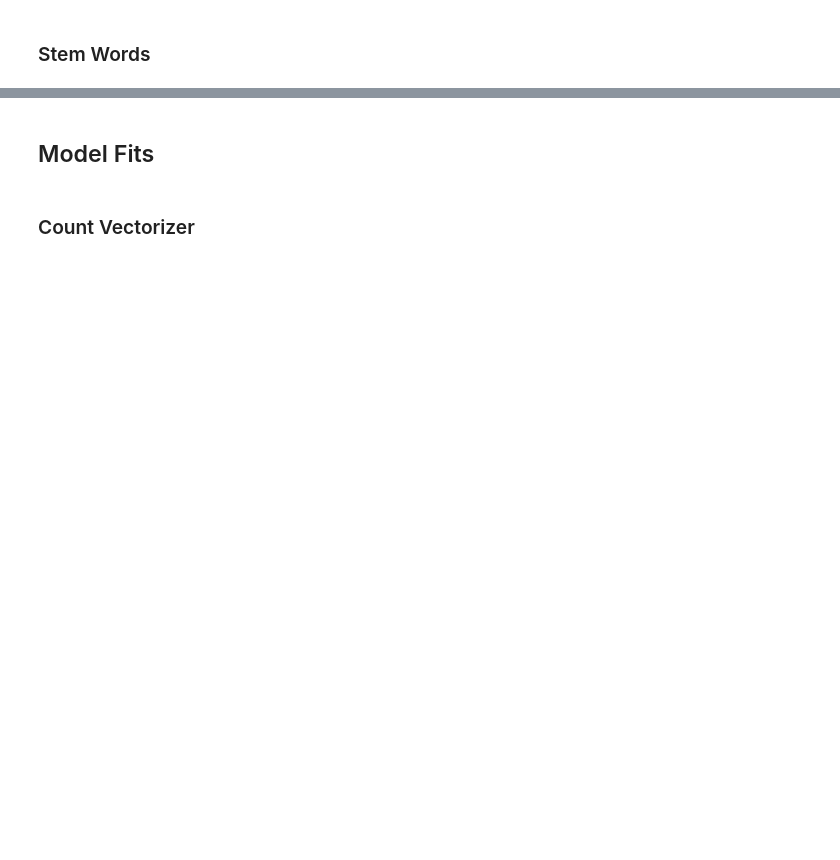
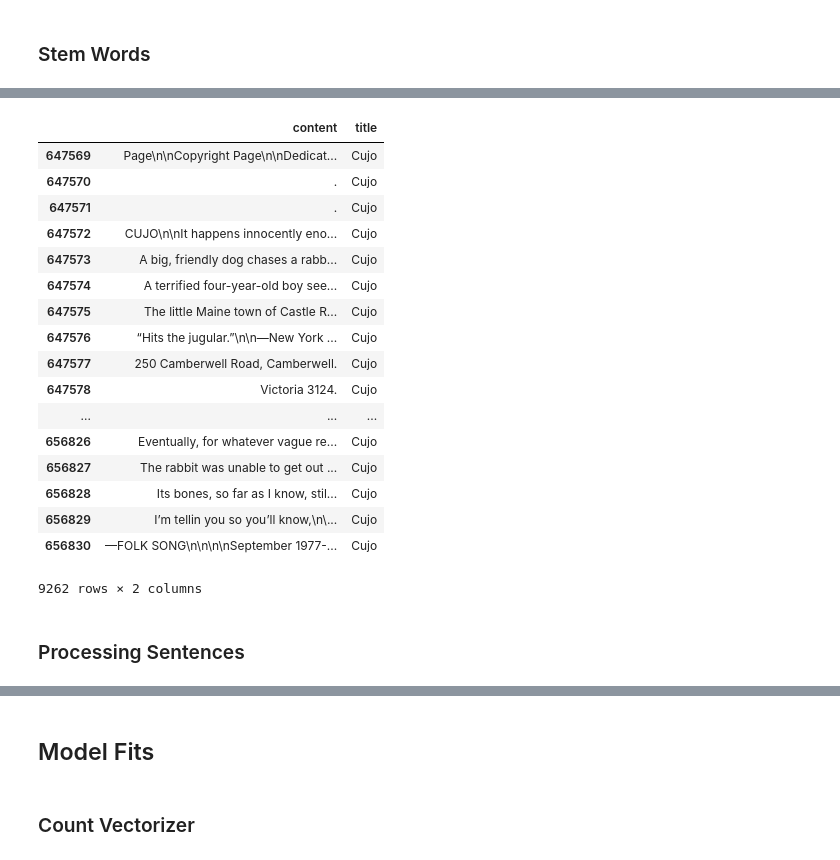
Before and after one commit to xvila/fletcher, a Jupyter notebook: data_processing.ipynb, the cells around one changed output, grey strips where cells are left out. Drawn from its saved outputs; the diff is of its cells as text; code cells hidden in the pictures; blank space fills up the shorter version.

```diff
--- a/data_processing.ipynb
+++ b/data_processing.ipynb
@@ -291,4 +307,4 @@ df.head()
 from nltk.stem.snowball import SnowballStemmer
 stemmer = SnowballStemmer("english")
 # %%
-df['content'] = df.content.apply(lambda x: [stemmer.stem(word) for word in x])
+# df['content'] = df.content.apply(lambda x: [stemmer.stem(word) for word in x])
@@ -306,2 +310,0 @@ df.head()
-# %%
-df['content'] = df.content.apply(lambda x: " ".join(x))
@@ -324,0 +339,4 @@ books[4][:500]
+# %%
+sentDF = pd.DataFrame([(d, tup.title) for tup in df.itertuples() for d in tup.content])
+sentDF.columns = ['content','title']
+sentDF.head()
@@ -324,0 +350,23 @@ books[4][:500]
+# %%
+cujoDF = sentDF.loc[sentDF['title'] == 'Cujo']
+# %%
+cujoDF
+# %% [output]
+|  | content | title |
+| 647569 | Page\n\nCopyright Page\n\nDedicat... | Cujo |
+| 647570 | . | Cujo |
+| 647571 | . | Cujo |
+| 647572 | CUJO\n\nIt happens innocently eno... | Cujo |
+| 647573 | A big, friendly dog chases a rabb... | Cujo |
+| 647574 | A terrified four-year-old boy see... | Cujo |
+| 647575 | The little Maine town of Castle R... | Cujo |
+| 647576 | “Hits the jugular.”\n\n—New York ... | Cujo |
+| 647577 | 250 Camberwell Road, Camberwell. | Cujo |
+| 647578 | Victoria 3124. | Cujo |
+| ... | ... | ... |
+| 656826 | Eventually, for whatever vague re... | Cujo |
+| 656827 | The rabbit was unable to get out ... | Cujo |
+| 656828 | Its bones, so far as I know, stil... | Cujo |
+| 656829 | I’m tellin you so you’ll know,\n\... | Cujo |
+| 656830 | —FOLK SONG\n\n\n\nSeptember 1977-... | Cujo |
+9262 rows × 2 columns
@@ -324,0 +375,2 @@ books[4][:500]
+# %% [markdown]
+### Processing Sentences
```
Also changed, not shown: parts of 31 cells of this notebook.
